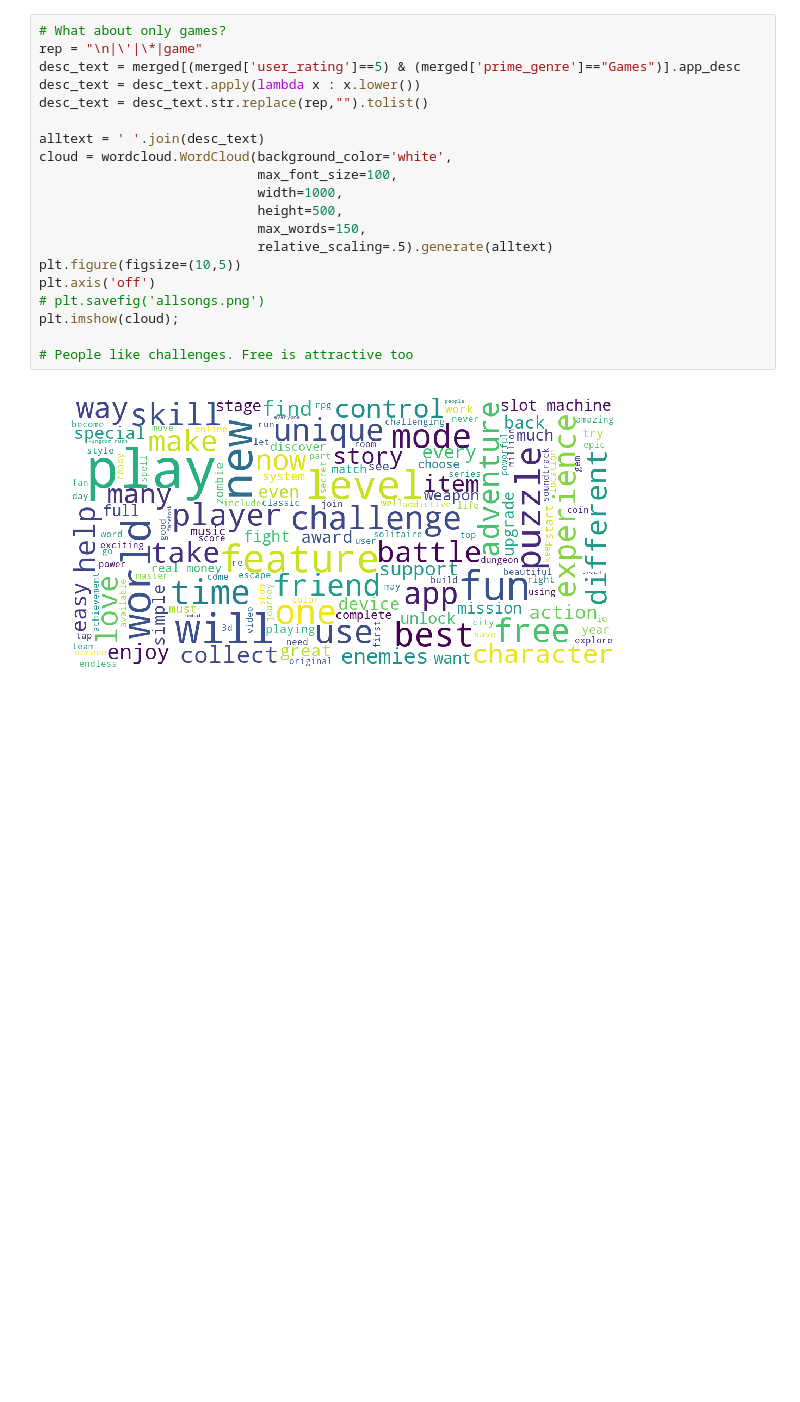
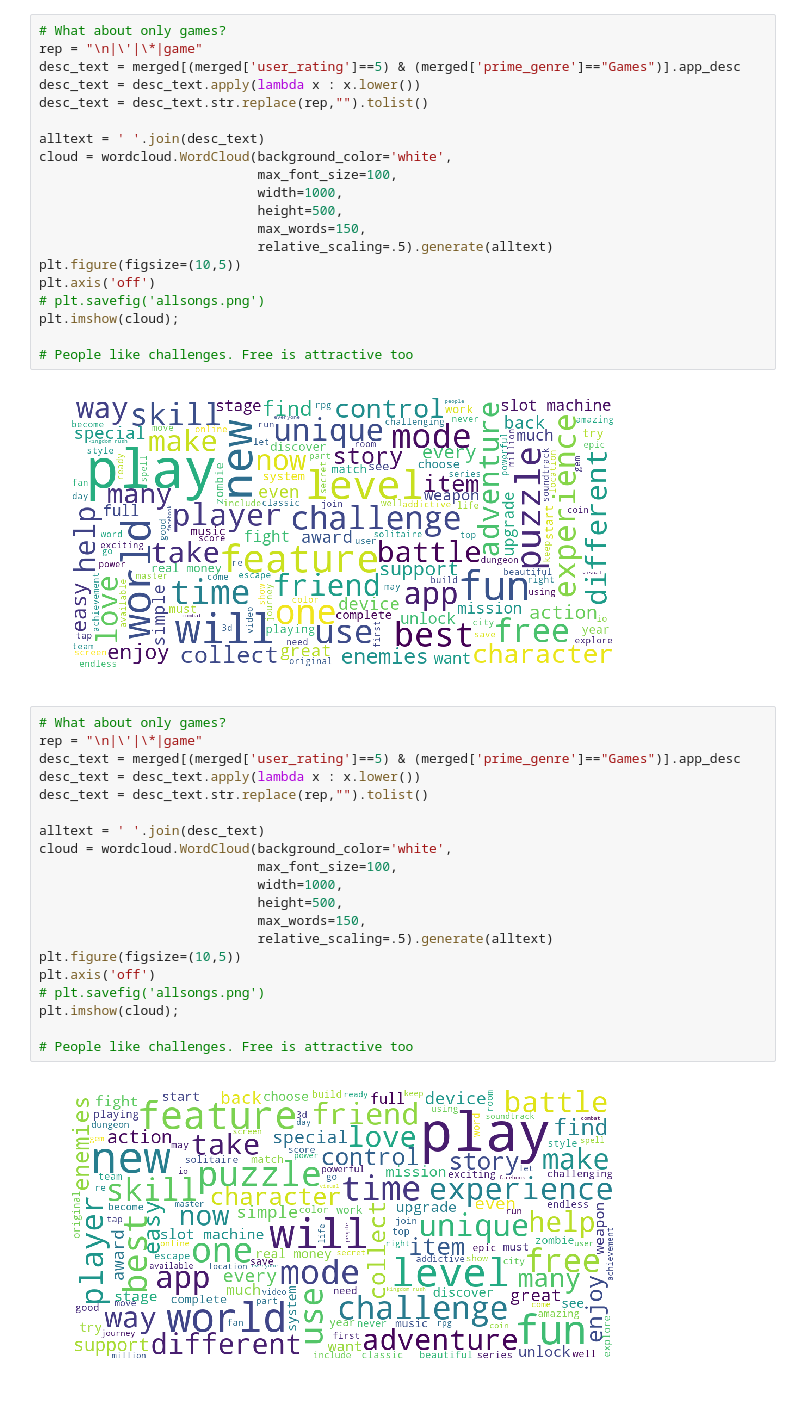
Before and after one commit to anniepyim/Coding_diary, a Jupyter notebook: 20180715_Kaggle_mobile-app/Kaggle_mobile-app.ipynb, the cells around one changed output. Drawn from its saved outputs; the diff is of its cells as text; blank space fills up the shorter version.

```diff
--- a/20180715_Kaggle_mobile-app/Kaggle_mobile-app.ipynb
+++ b/20180715_Kaggle_mobile-app/Kaggle_mobile-app.ipynb
@@ -187,6 +187,28 @@ plt.imshow(cloud);
 # People like challenges. Free is attractive too
 # %% [output]
 [figure]
+# %%
+# What about only games?
+rep = "\n|\'|\*|game"
+desc_text = merged[(merged['user_rating']==5) & (merged['prime_genre']=="Games")].app_desc
+desc_text = desc_text.apply(lambda x : x.lower())
+desc_text = desc_text.str.replace(rep,"").tolist()
+
+alltext = ' '.join(desc_text)
+cloud = wordcloud.WordCloud(background_color='white',
+                            max_font_size=100,
+                            width=1000,
+                            height=500,
+                            max_words=150,
+                            relative_scaling=.5).generate(alltext)
+plt.figure(figsize=(10,5))
+plt.axis('off')
+# plt.savefig('allsongs.png')
+plt.imshow(cloud);
+
+# People like challenges. Free is attractive too
+# %% [output]
+[figure, added]
 # %%
 # What about non-games
 rep = "\n|\'|\*"
```
Also changed, not shown: parts of 8 cells of this notebook, 2 other files.
